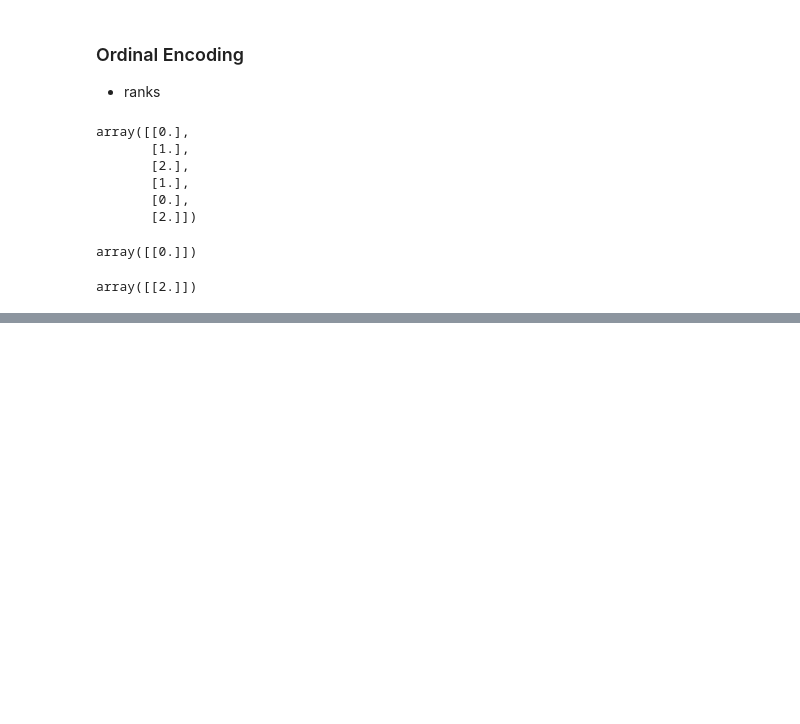
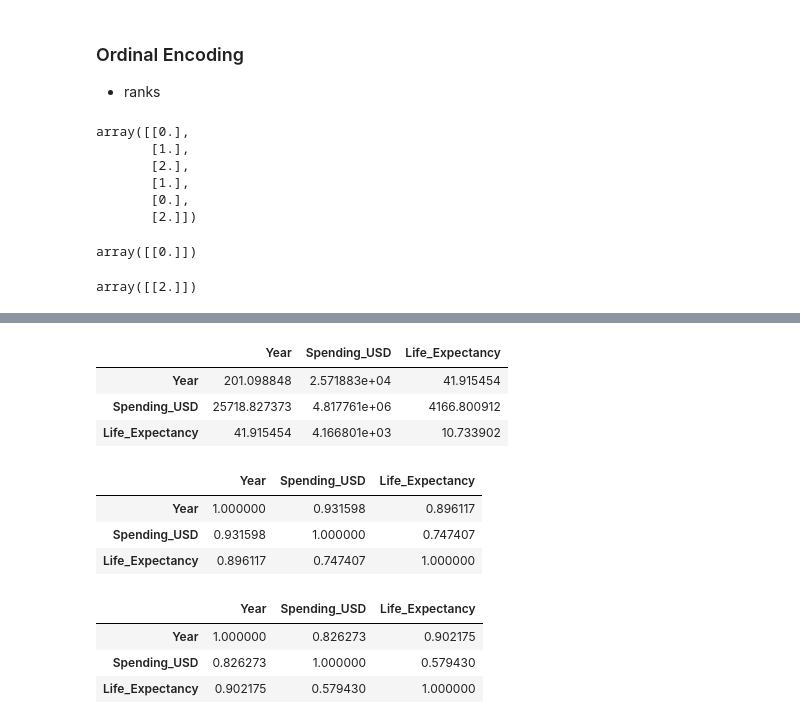
Before and after one commit to prshntshinde/pw-datascience, a Jupyter notebook: practice_sessions/machine-learning/ml-ses1.ipynb, the cells around one changed output, grey strips where cells are left out. Saved outputs shown, nothing was run; the diff lists cells and outputs as text; code cells hidden in the pictures; blank space fills up the shorter version.

Commit message:
feat: correlation and covariance

```diff
--- a/practice_sessions/machine-learning/ml-ses1.ipynb
+++ b/practice_sessions/machine-learning/ml-ses1.ipynb
@@ -870,0 +969,28 @@ array([[2.]])
+# %%
+## Covariance
+import numpy as np
+
+df.cov(numeric_only=True)
+# %% [output]
+|  | Year | Spending_USD | Life_Expectancy |
+| Year | 201.098848 | 2.571883e+04 | 41.915454 |
+| Spending_USD | 25718.827373 | 4.817761e+06 | 4166.800912 |
+| Life_Expectancy | 41.915454 | 4.166801e+03 | 10.733902 |
+# %%
+# Spearman Rank Correlation
+
+df.corr(method="spearman", numeric_only=True)
+# %% [output]
+|  | Year | Spending_USD | Life_Expectancy |
+| Year | 1.000000 | 0.931598 | 0.896117 |
+| Spending_USD | 0.931598 | 1.000000 | 0.747407 |
+| Life_Expectancy | 0.896117 | 0.747407 | 1.000000 |
+# %%
+# Pearson Correlation
+
+df.corr(method="pearson", numeric_only=True)
+# %% [output]
+|  | Year | Spending_USD | Life_Expectancy |
+| Year | 1.000000 | 0.826273 | 0.902175 |
+| Spending_USD | 0.826273 | 1.000000 | 0.579430 |
+| Life_Expectancy | 0.902175 | 0.579430 | 1.000000 |
```
Also changed, not shown: parts of 9 cells of this notebook.
